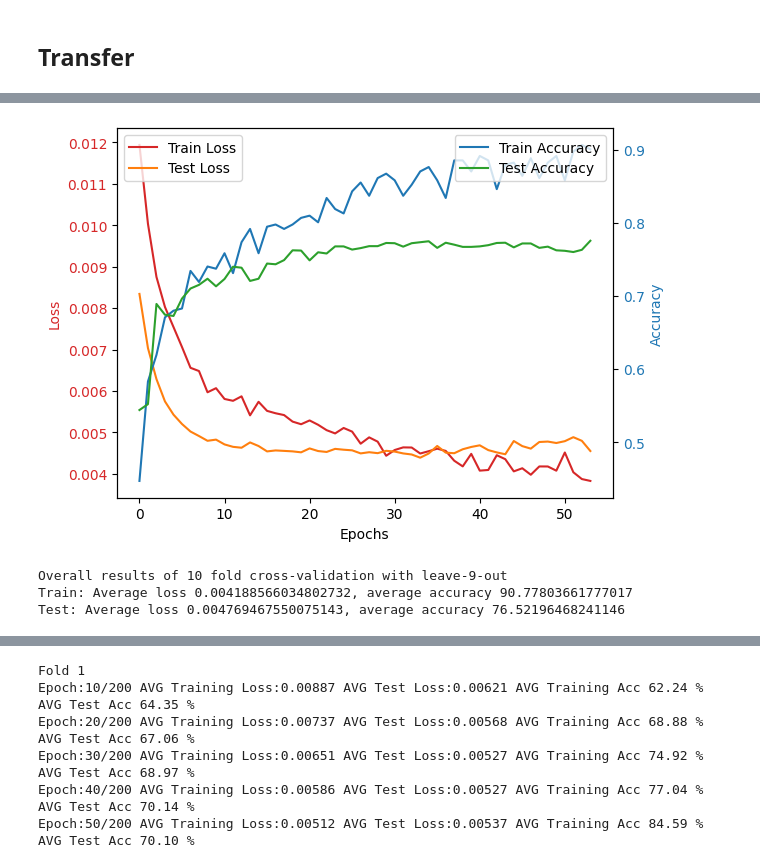
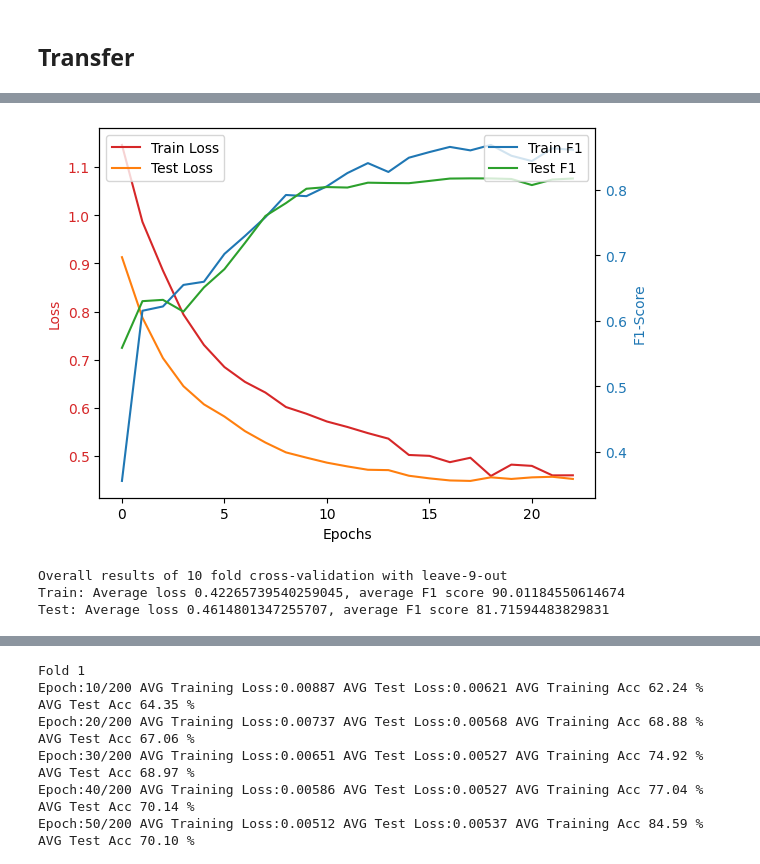
Before and after one commit to MattyAB/ecg_transfer, a Jupyter notebook: ecg.ipynb, the cells around one changed output, grey strips where cells are left out. Drawn from its saved outputs; the diff is of its cells as text; code cells hidden in the pictures.

```diff
--- a/ecg.ipynb
+++ b/ecg.ipynb
@@ -187,7 +247,7 @@ trainparams.weights = weights
 trainparams.labelmap = labelmap
 trainparams.k=10
 trainparams.m=9
-trainparams.early_stopping=20
+trainparams.early_stopping=5
 
 history = train_kfold_transfer_model(dataset_12lead, trainparams, TransferFCModel, buffer=buffer, test=False)
 
@@ -214,7 +274,7 @@ Early stopping triggered after epoch 42
-[figure, old version]
+[figure, new version]
 Overall results of 10 fold cross-validation with leave-9-out
-Train: Average loss 0.004188566034802732, average accuracy 90.77803661777017
-Test: Average loss 0.004769467550075143, average accuracy 76.52196468241146
+Train: Average loss 0.42265739540259045, average F1 score 90.01184550614674
+Test: Average loss 0.4614801347255707, average F1 score 81.71594483829831
 # %%
 ## Train k-fold crossvalidated model transferred, 1 -> 12 lead data
 ## Transfer adds new fc layer as well as allowing intermediate connections between LSTM1 and LSTM2
```
Also changed, not shown: parts of 8 cells of this notebook, 3 other files.
